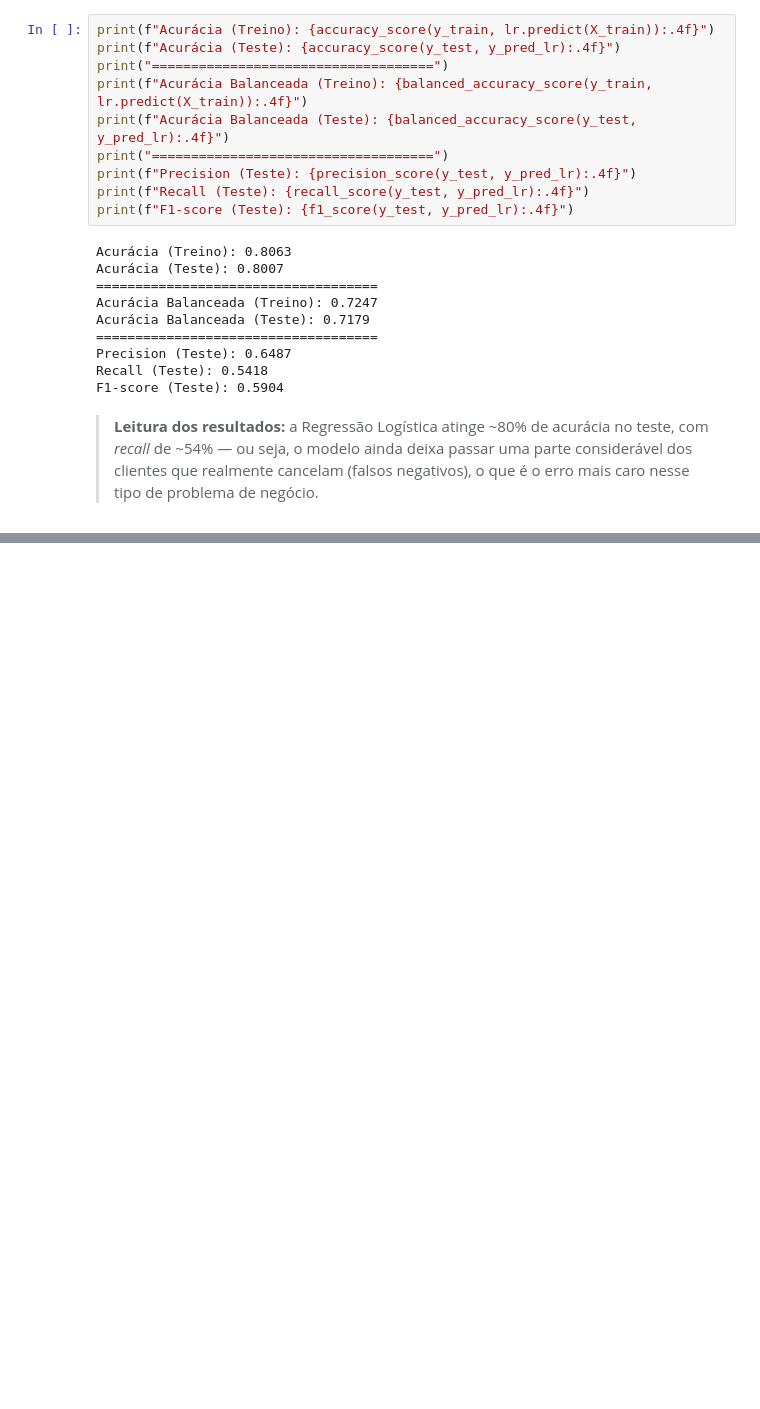
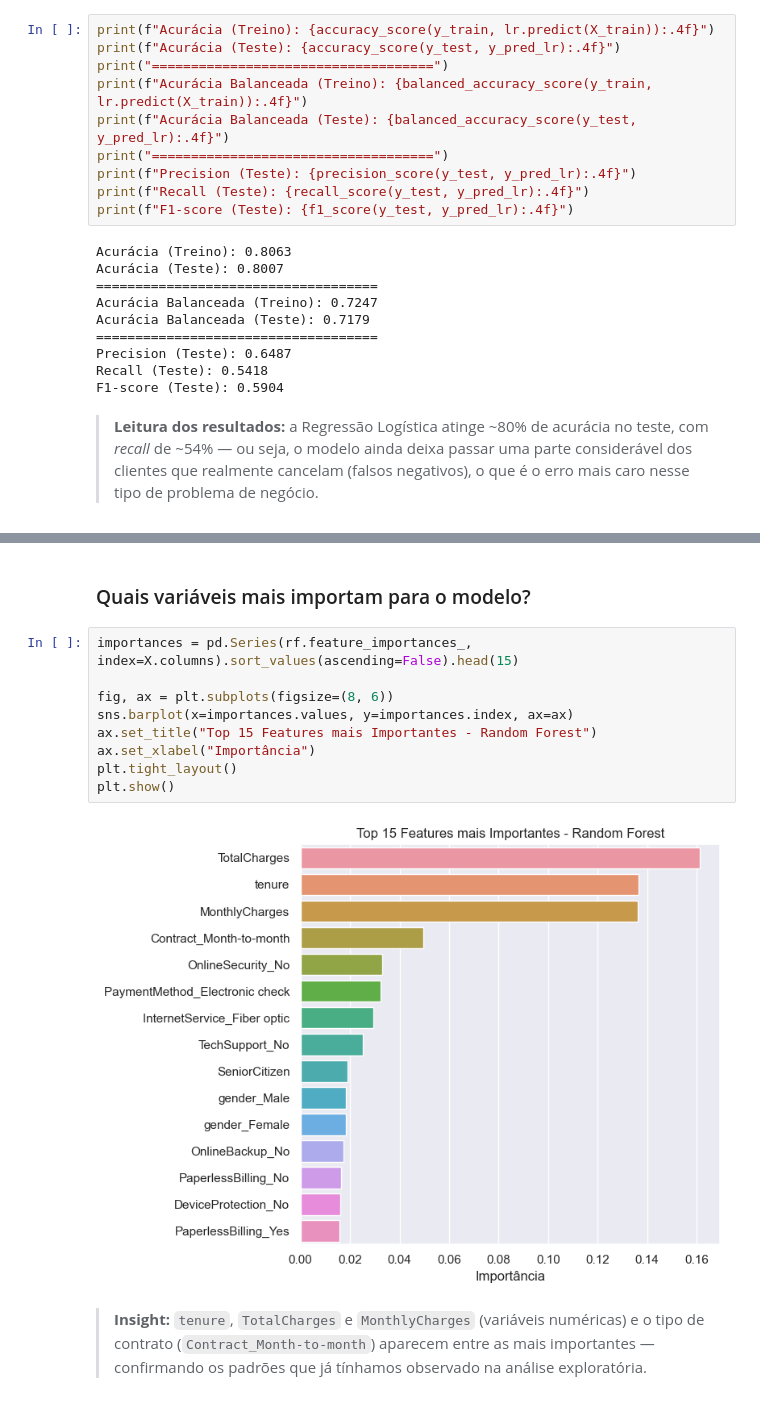
Before and after one commit to VivianeAndrade1988/Previs-o-de-churn-de-clientes--Telecom, a Jupyter notebook: notebooks/churn_prediction.ipynb, the cells around one changed output, grey strips where cells are left out. Cells and saved outputs as stored; diff of their text form; blank space fills up the shorter version.

```diff
--- a/notebooks/churn_prediction.ipynb
+++ b/notebooks/churn_prediction.ipynb
@@ -453,0 +501,17 @@ F1-score (Teste): 0.5904
+# %% [markdown]
+### Quais variáveis mais importam para o modelo?
+# %%
+importances = pd.Series(rf.feature_importances_, index=X.columns).sort_values(ascending=False).head(15)
+
+fig, ax = plt.subplots(figsize=(8, 6))
+sns.barplot(x=importances.values, y=importances.index, ax=ax)
+ax.set_title("Top 15 Features mais Importantes - Random Forest")
+ax.set_xlabel("Importância")
+plt.tight_layout()
+plt.show()
+# %% [output]
+[figure, added]
+# %% [markdown]
+> **Insight:** `tenure`, `TotalCharges` e `MonthlyCharges` (variáveis numéricas) e o tipo de
+> contrato (`Contract_Month-to-month`) aparecem entre as mais importantes — confirmando os padrões
+> que já tínhamos observado na análise exploratória.
```
Also changed, not shown: parts of 7 cells of this notebook.
